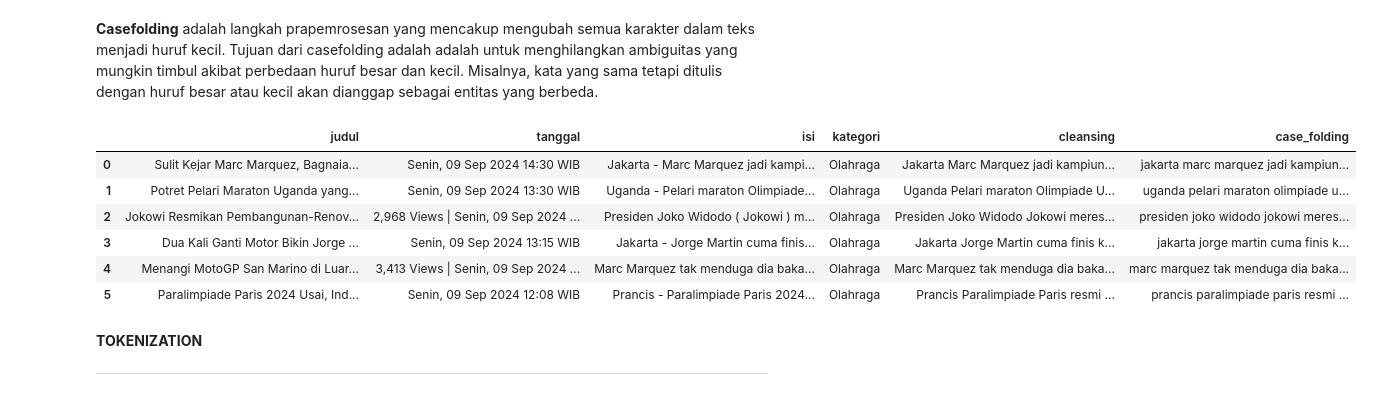
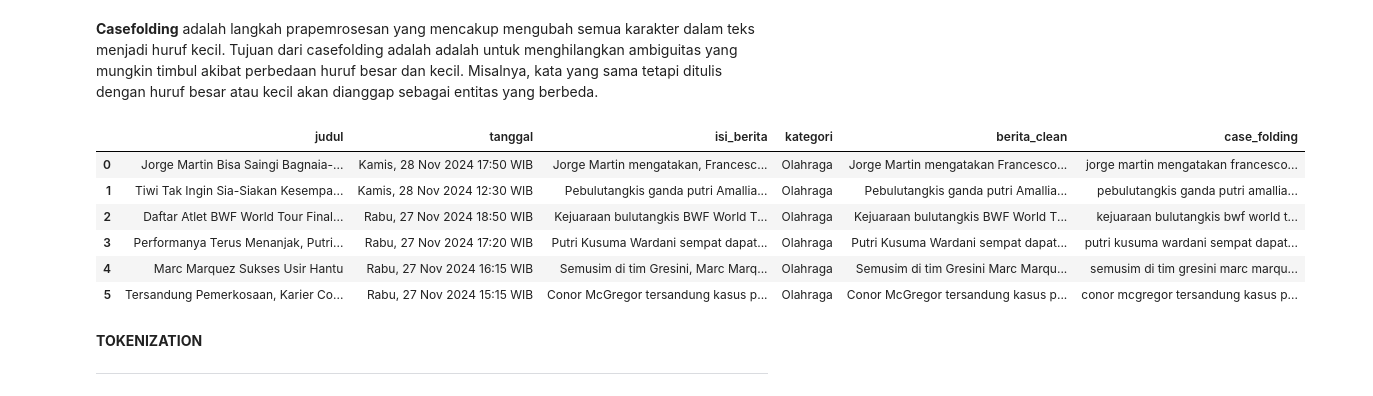
Before and after one commit to agusALhasib/PPW-A, a Jupyter notebook: _sources/Tugas-PPW-A/Tugas2.ipynb, the cells around one changed output. Drawn from its saved outputs; the diff is of its cells as text; code cells hidden in the pictures.

```diff
--- a/_sources/Tugas-PPW-A/Tugas2.ipynb
+++ b/_sources/Tugas-PPW-A/Tugas2.ipynb
@@ -37,14 +43,17 @@ import re
 import string
 import nltk
 
+#Menghapus URL menggunakan ekspresi reguler (re). URL diganti dengan string kosong ('').
 def remove_url(ulasan):
   url = re.compile(r'https?://\S+|www\.S+')
   return url.sub(r'', ulasan)
 
+#Menghapus elemen HTML menggunakan ekspresi reguler.
 def remove_html(ulasan):
   html = re.compile(r'<.#?>')
   return html.sub(r'', ulasan)
 
+#Menghapus emoji dari teks menggunakan rentang Unicode.
 def remove_emoji(ulasan):
   emoji_pattern = re.compile("["
       u"\U0001F600-\U0001F64F"
@@ -53,19 +62,22 @@ def remove_emoji(ulasan):
       u"\U0001F1E0-\U0001F1FF""]+", flags=re.UNICODE)
   return emoji_pattern.sub(r'', ulasan)
 
+#Menghapus angka dari teks.
 def remove_numbers(ulasan):
   ulasan = re.sub(r'\d+', '', ulasan)
   return ulasan
 
+#Menghapus simbol dan karakter non-alfanumerik lainnya.
 def remove_symbols(ulasan):
   ulasan = re.sub(r'[^a-zA-Z0-9\s]', '', ulasan) #menghapus semua simbol
   return ulasan
 
-df['cleansing'] = df['isi'].apply(lambda x: remove_url(x))
-df['cleansing'] = df['cleansing'].apply(lambda x: remove_html(x))
-df['cleansing'] = df['cleansing'].apply(lambda x: remove_emoji(x))
-df['cleansing'] = df['cleansing'].apply(lambda x: remove_symbols(x))
-df['cleansing'] = df['cleansing'].apply(lambda x: remove_numbers(x))
+#Menggabungkan Semua Langkah
+df['berita_clean'] = df['isi_berita'].apply(lambda x: remove_url(x))
+df['berita_clean'] = df['berita_clean'].apply(lambda x: remove_html(x))
+df['berita_clean'] = df['berita_clean'].apply(lambda x: remove_emoji(x))
+df['berita_clean'] = df['berita_clean'].apply(lambda x: remove_symbols(x))
+df['berita_clean'] = df['berita_clean'].apply(lambda x: remove_numbers(x))
 
 df.head(6)
 # %% [output]
@@ -86,24 +98,25 @@ df.head(6)
 adalah  untuk menghilangkan ambiguitas yang mungkin timbul akibat perbedaan huruf besar  dan kecil.
 Misalnya, kata yang sama tetapi ditulis dengan huruf besar atau kecil akan  dianggap sebagai entitas yang berbeda.
 # %%
+#Mengubah semua huruf menjadi huruf kecil untuk menyamakan bentuk kata.
 def case_folding(text):
     if isinstance(text, str):
       lowercase_text = text.lower()
       return lowercase_text
     else :
       return text
 
-df ['case_folding'] = df['cleansing'].apply(case_folding)
+df ['case_folding'] = df['berita_clean'].apply(case_folding)
 
 df.head(6)
 # %% [output]
-|  | judul | tanggal | isi | kategori | cleansing | case_folding |
-| 0 | Sulit Kejar Marc Marquez, Bagnaia... | Senin, 09 Sep 2024 14:30 WIB | Jakarta - Marc Marquez jadi kampi... | Olahraga | Jakarta Marc Marquez jadi kampiun... | jakarta marc marquez jadi kampiun... |
-| 1 | Potret Pelari Maraton Uganda yang... | Senin, 09 Sep 2024 13:30 WIB | Uganda - Pelari maraton Olimpiade... | Olahraga | Uganda Pelari maraton Olimpiade U... | uganda pelari maraton olimpiade u... |
-| 2 | Jokowi Resmikan Pembangunan-Renov... | 2,968 Views | Senin, 09 Sep 2024 ... | Presiden Joko Widodo ( Jokowi ) m... | Olahraga | Presiden Joko Widodo Jokowi meres... | presiden joko widodo jokowi meres... |
-| 3 | Dua Kali Ganti Motor Bikin Jorge ... | Senin, 09 Sep 2024 13:15 WIB | Jakarta - Jorge Martin cuma finis... | Olahraga | Jakarta Jorge Martin cuma finis k... | jakarta jorge martin cuma finis k... |
-| 4 | Menangi MotoGP San Marino di Luar... | 3,413 Views | Senin, 09 Sep 2024 ... | Marc Marquez tak menduga dia baka... | Olahraga | Marc Marquez tak menduga dia baka... | marc marquez tak menduga dia baka... |
-| 5 | Paralimpiade Paris 2024 Usai, Ind... | Senin, 09 Sep 2024 12:08 WIB | Prancis - Paralimpiade Paris 2024... | Olahraga | Prancis Paralimpiade Paris resmi ... | prancis paralimpiade paris resmi ... |
+|  | judul | tanggal | isi_berita | kategori | berita_clean | case_folding |
+| 0 | Jorge Martin Bisa Saingi Bagnaia-... | Kamis, 28 Nov 2024 17:50 WIB | Jorge Martin mengatakan, Francesc... | Olahraga | Jorge Martin mengatakan Francesco... | jorge martin mengatakan francesco... |
+| 1 | Tiwi Tak Ingin Sia-Siakan Kesempa... | Kamis, 28 Nov 2024 12:30 WIB | Pebulutangkis ganda putri Amallia... | Olahraga | Pebulutangkis ganda putri Amallia... | pebulutangkis ganda putri amallia... |
+| 2 | Daftar Atlet BWF World Tour Final... | Rabu, 27 Nov 2024 18:50 WIB | Kejuaraan bulutangkis BWF World T... | Olahraga | Kejuaraan bulutangkis BWF World T... | kejuaraan bulutangkis bwf world t... |
+| 3 | Performanya Terus Menanjak, Putri... | Rabu, 27 Nov 2024 17:20 WIB | Putri Kusuma Wardani sempat dapat... | Olahraga | Putri Kusuma Wardani sempat dapat... | putri kusuma wardani sempat dapat... |
+| 4 | Marc Marquez Sukses Usir Hantu | Rabu, 27 Nov 2024 16:15 WIB | Semusim di tim Gresini, Marc Marq... | Olahraga | Semusim di tim Gresini Marc Marqu... | semusim di tim gresini marc marqu... |
+| 5 | Tersandung Pemerkosaan, Karier Co... | Rabu, 27 Nov 2024 15:15 WIB | Conor McGregor tersandung kasus p... | Olahraga | Conor McGregor tersandung kasus p... | conor mcgregor tersandung kasus p... |
 # %% [markdown]
 **TOKENIZATION**
 
```
Also changed, not shown: parts of 15 cells of this notebook, 42 other files.
